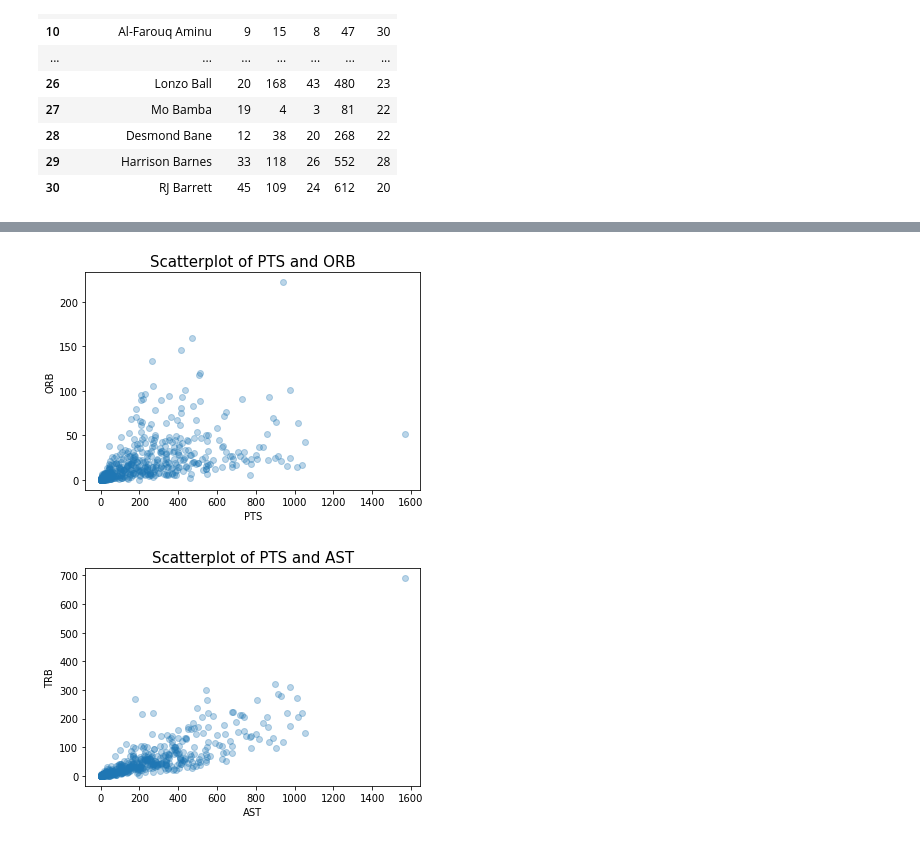
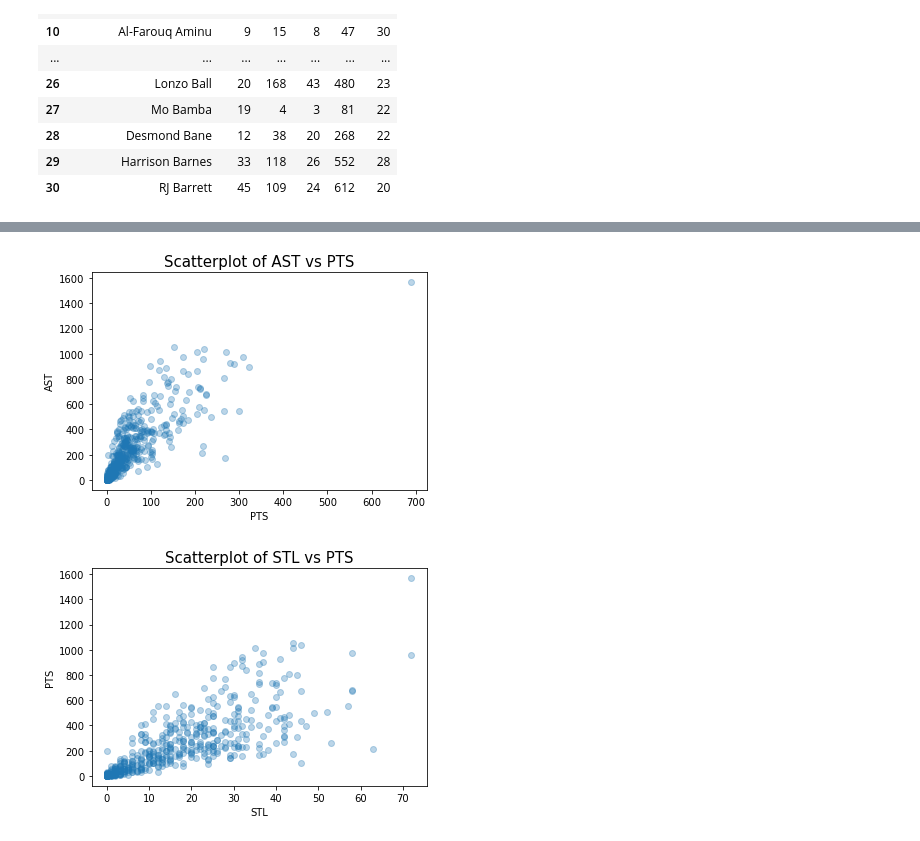
Before and after one commit to Ghost-Recon131/PDS-Assignment-1, a Jupyter notebook: assignment1.ipynb, the cells around one changed output, grey strips where cells are left out. Drawn from its saved outputs; the diff is of its cells as text; code cells hidden in the pictures.

```diff
--- a/assignment1.ipynb
+++ b/assignment1.ipynb
@@ -1253,18 +1262,18 @@ plt.show()
 # %%
-# scatter plot of ORB vs PTS
-plt.scatter(NBA_C['PTS'], NBA_C['ORB'], alpha = 0.3)
-plt.title('Scatterplot of PTS and ORB', fontsize = 15)
+# scatter plot of AST vs PTS
+plt.scatter(NBA_C['AST'], NBA_C['PTS'], alpha = 0.3)
+plt.title('Scatterplot of AST vs PTS', fontsize = 15)
 plt.xlabel('PTS')
-plt.ylabel('ORB')
+plt.ylabel('AST')
 plt.show()
 # %% [output]
-[figure, old version]
+[figure, new version]
 # %%
 # scatter plot of AST vs PTS
-plt.scatter(NBA_C['PTS'], NBA_C['AST'], alpha = 0.3)
-plt.title('Scatterplot of PTS and AST', fontsize = 15)
-plt.xlabel('AST')
-plt.ylabel('TRB')
+plt.scatter(NBA_C['STL'], NBA_C['PTS'], alpha = 0.3)
+plt.title('Scatterplot of STL vs PTS', fontsize = 15)
+plt.xlabel('STL')
+plt.ylabel('PTS')
 plt.show()
 # %% [output]
-[figure, old version]
+[figure, new version]
```
Also changed, not shown: parts of 3 cells of this notebook, 11 other files.
